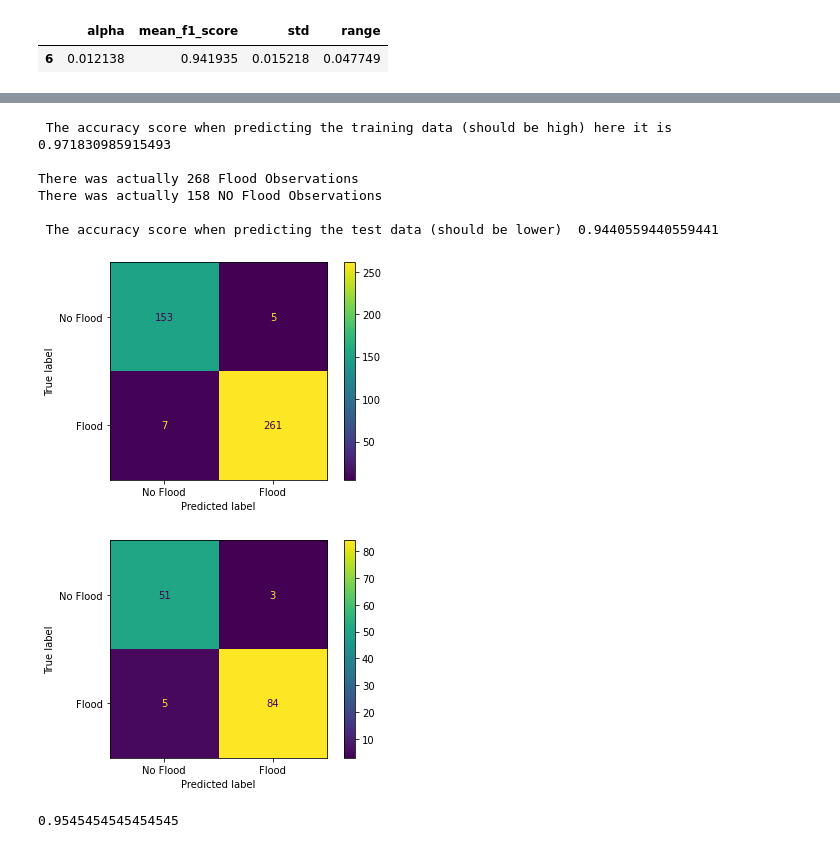
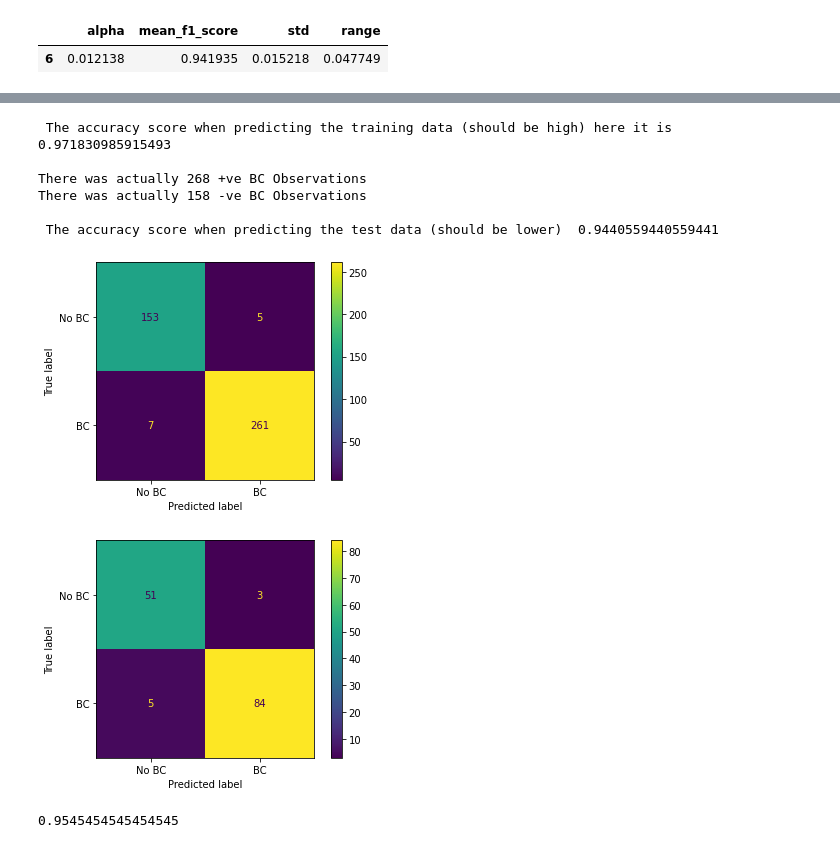
Before and after one commit to swk2020/Breast_Cancer_Detection, a Jupyter notebook: BREAST CANCER DETECTION WITH CCP.ipynb, the cells around one changed output, grey strips where cells are left out. Cells and saved outputs as stored; diff of their text form; code cells hidden in the pictures.

```diff
--- a/BREAST CANCER DETECTION WITH CCP.ipynb
+++ b/BREAST CANCER DETECTION WITH CCP.ipynb
@@ -661,45 +683,45 @@ plt.show()
 
 # Then compare it to y_test data using this confusion matrix
 
-plot_confusion_matrix(clf_dt_pruned, X_train, y_train, display_labels=["No Flood", "Flood"])
+plot_confusion_matrix(clf_dt_pruned, X_train, y_train, display_labels=["No BC", "BC"])
 
 # predict the training data y_train
 y_train_pred = clf_dt_pruned.predict(X_train)
 
 # What is the accuracy of the model when it predicts the ___ Training Data
 print ('')
 print(f' The accuracy score when predicting the training data (should be high) here it is {accuracy_score(  y_train_pred ,  y_train)}')
 print ('')
-print('There was actually ' + str(y_train.sum()) + ' Flood Observations')
-print('There was actually ' + str(len(y_train)-y_train.sum()) + ' NO Flood Observations')
+print('There was actually ' + str(y_train.sum()) + ' +ve BC Observations')
+print('There was actually ' + str(len(y_train)-y_train.sum()) + ' -ve BC Observations')
 
 # Predict the TESTING data it should be less than 100%
 
 # We trained the model using X_train and y_train
 
 # We now predict y from "X_test" using the clf_dt model
 
 # predict the test daya y_test
 y_test_pred = clf_dt_pruned.predict(X_test)
 
 # Then compare it to y_test data using this confusion matrix
-plot_confusion_matrix(clf_dt_pruned, X_test, y_test, display_labels=["No Flood", "Flood"])
+plot_confusion_matrix(clf_dt_pruned, X_test, y_test, display_labels=["No BC", "BC"])
 
 
 
 # What is the accuracy of the model when it predicts the ___ Test Data
 print ('')
 print(f' The accuracy score when predicting the test data (should be lower)  {accuracy_score(y_test_pred,y_test)}')
 print ('')
 # %% [output]
  The accuracy score when predicting the training data (should be high) here it is 0.971830985915493
 
-There was actually 268 Flood Observations
-There was actually 158 NO Flood Observations
+There was actually 268 +ve BC Observations
+There was actually 158 -ve BC Observations
 
  The accuracy score when predicting the test data (should be lower)  0.9440559440559441
-[figure, old version]
+[figure, new version]
-[figure, old version]
+[figure, new version]
 # %%
 f1_score(clf_dt_pruned, X_test, y_test)
 # %% [output]
```
Also changed, not shown: parts of 17 cells of this notebook.
